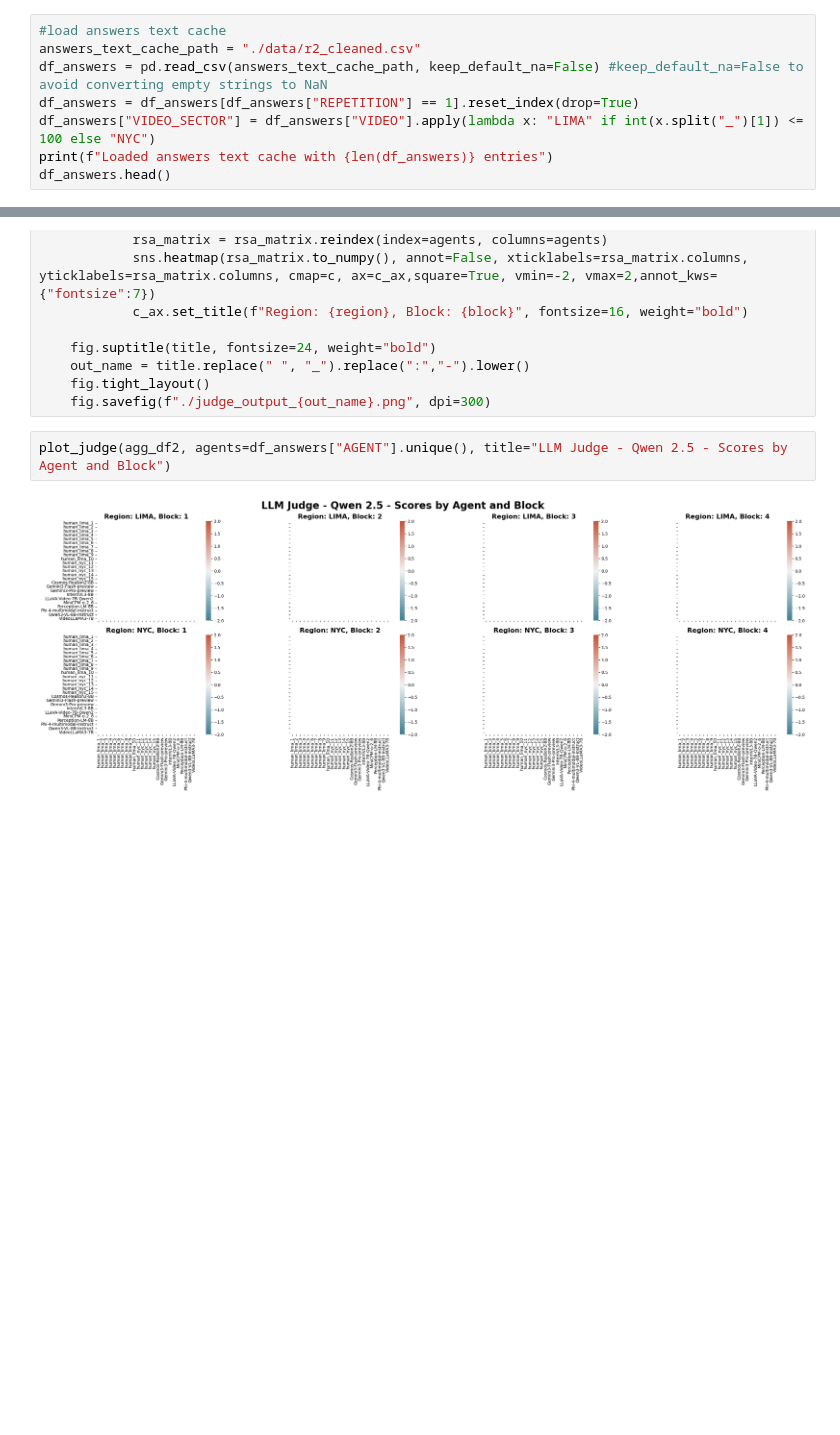
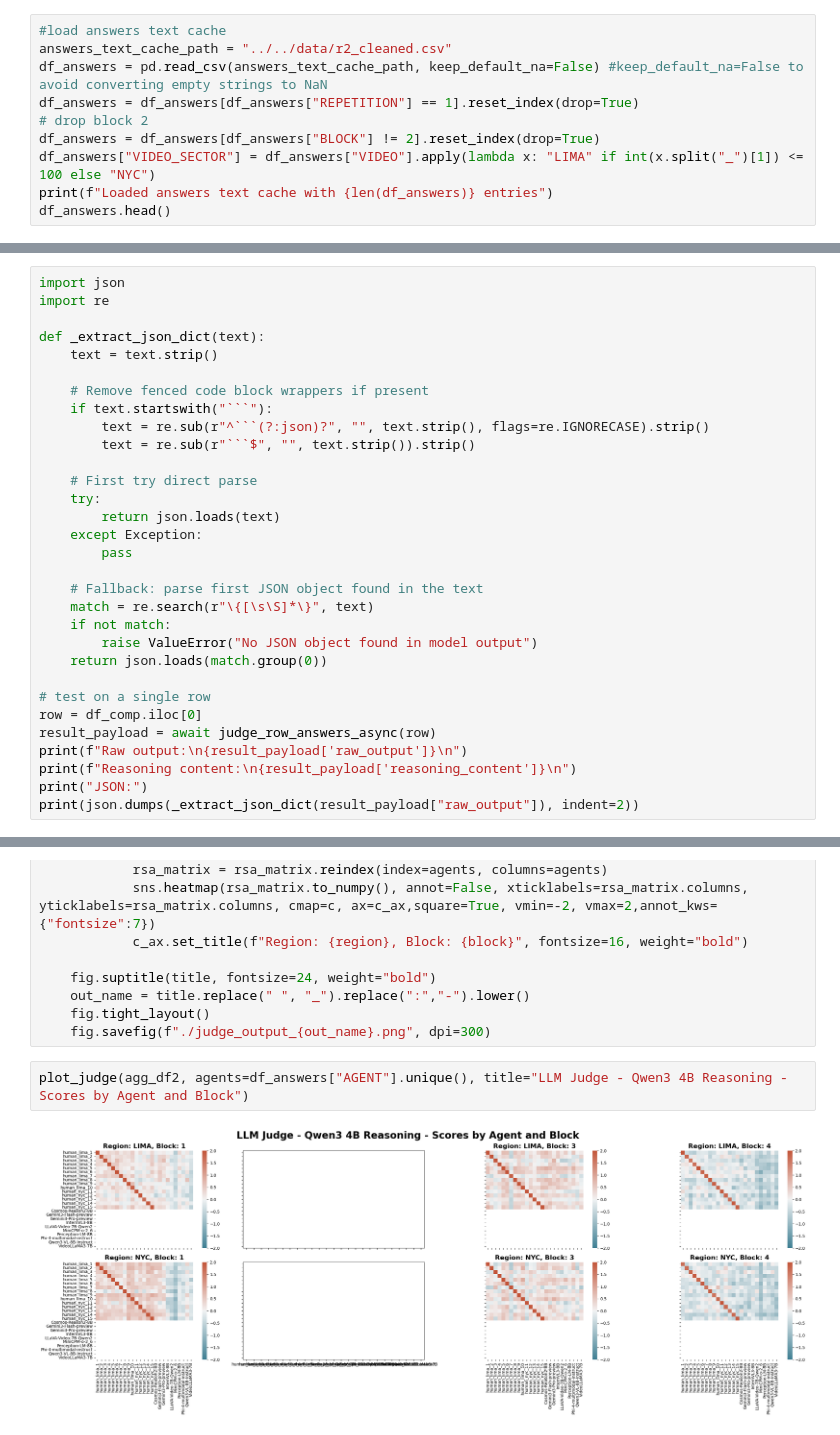
Before and after one commit to marcelochincha/vqa_analysis, a Jupyter notebook: src/notebook_tests/llm_judge_tests.ipynb, the cells around one changed output, grey strips where cells are left out. Cells and saved outputs as stored; diff of their text form; blank space fills up the shorter version.

````diff
--- a/src/notebook_tests/llm_judge_tests.ipynb
+++ b/src/notebook_tests/llm_judge_tests.ipynb
@@ -17,9 +17,11 @@ tqdm.pandas()
 f:\robusto\vqa_analysis
 # %%
 #load answers text cache
-answers_text_cache_path = "./data/r2_cleaned.csv"
+answers_text_cache_path = "../../data/r2_cleaned.csv"
 df_answers = pd.read_csv(answers_text_cache_path, keep_default_na=False) #keep_default_na=False to avoid converting empty strings to NaN
 df_answers = df_answers[df_answers["REPETITION"] == 1].reset_index(drop=True)
+# drop block 2
+df_answers = df_answers[df_answers["BLOCK"] != 2].reset_index(drop=True)
 df_answers["VIDEO_SECTOR"] = df_answers["VIDEO"].apply(lambda x: "LIMA" if int(x.split("_")[1]) <= 100 else "NYC")
 print(f"Loaded answers text cache with {len(df_answers)} entries")
 df_answers.head()
@@ -141,0 +142,31 @@ OSError: [WinError 1114] A dynamic link library (DLL) initialization routine fai
+# %%
+import json
+import re
+
+def _extract_json_dict(text):
+    text = text.strip()
+
+    # Remove fenced code block wrappers if present
+    if text.startswith("```"):
+        text = re.sub(r"^```(?:json)?", "", text.strip(), flags=re.IGNORECASE).strip()
+        text = re.sub(r"```$", "", text.strip()).strip()
+
+    # First try direct parse
+    try:
+        return json.loads(text)
+    except Exception:
+        pass
+
+    # Fallback: parse first JSON object found in the text
+    match = re.search(r"\{[\s\S]*\}", text)
+    if not match:
+        raise ValueError("No JSON object found in model output")
+    return json.loads(match.group(0))
+
+# test on a single row
+row = df_comp.iloc[0]
+result_payload = await judge_row_answers_async(row)
+print(f"Raw output:\n{result_payload['raw_output']}\n")
+print(f"Reasoning content:\n{result_payload['reasoning_content']}\n")
+print("JSON:")
+print(json.dumps(_extract_json_dict(result_payload["raw_output"]), indent=2))
@@ -234,6 +330,6 @@ def plot_judge(rsa_df, agents, title):
     fig.tight_layout()
     fig.savefig(f"./judge_output_{out_name}.png", dpi=300)
 # %%
-plot_judge(agg_df2, agents=df_answers["AGENT"].unique(), title="LLM Judge - Qwen 2.5 - Scores by Agent and Block")
+plot_judge(agg_df2, agents=df_answers["AGENT"].unique(), title="LLM Judge - Qwen3 4B Reasoning - Scores by Agent and Block")
 # %% [output]
-[figure, old version]
+[figure, new version]
````
Also changed, not shown: parts of 6 cells of this notebook.
